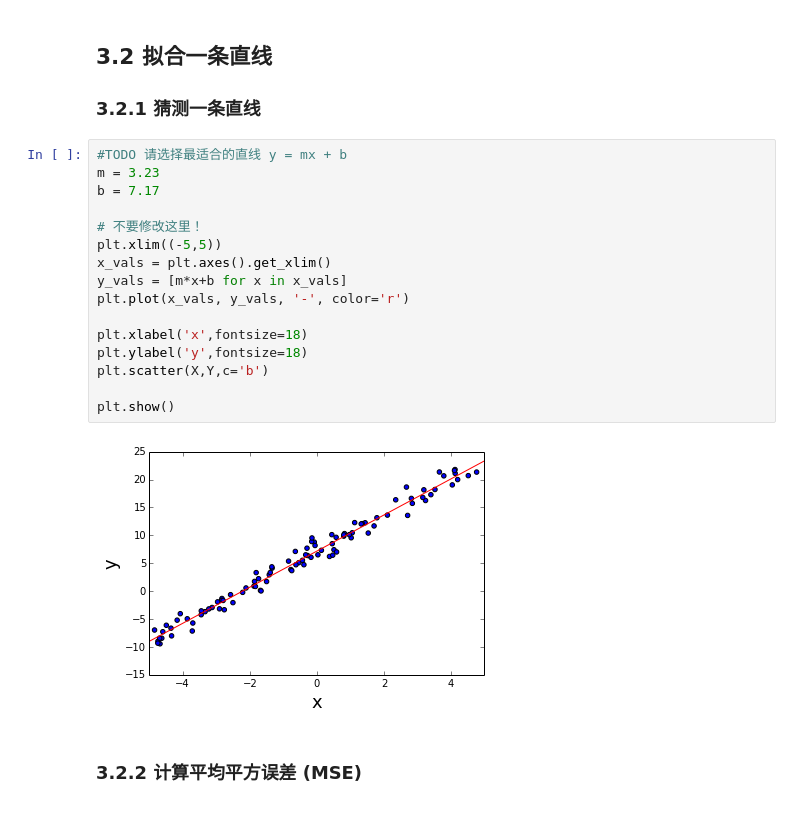
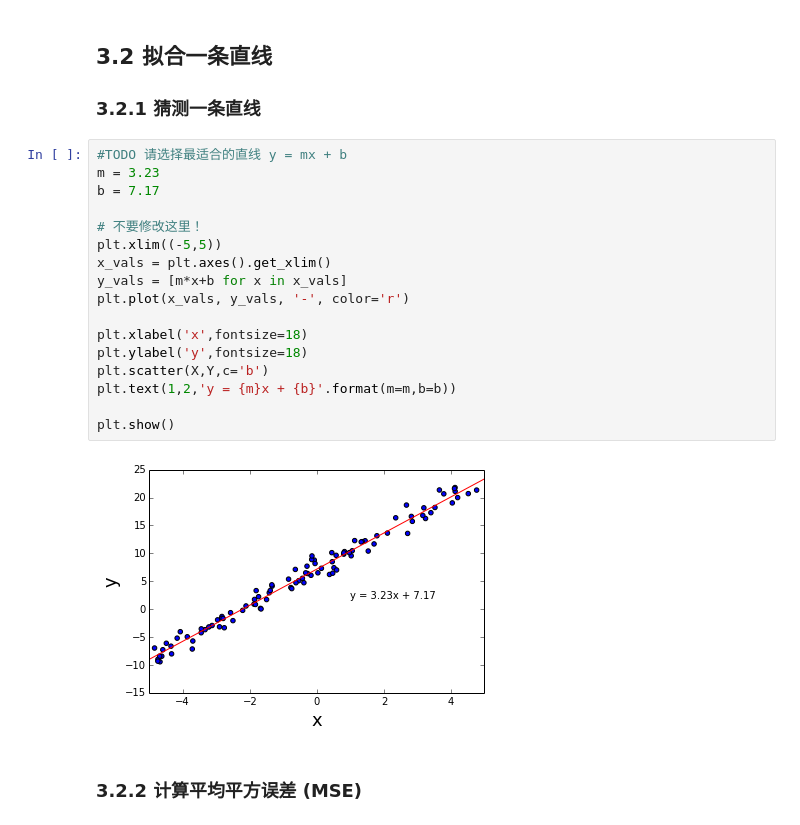
Before and after one commit to Actmerce/ML_PRI_P3, a Jupyter notebook: linear_regression_project.ipynb, the cells around one changed output. Cells and saved outputs as stored; diff of their text form.

```diff
--- a/linear_regression_project.ipynb
+++ b/linear_regression_project.ipynb
@@ -489,21 +479,22 @@ plt.show()
 # %%
 #TODO 请选择最适合的直线 y = mx + b
 m = 3.23
 b = 7.17
 
 # 不要修改这里！
 plt.xlim((-5,5))
 x_vals = plt.axes().get_xlim()
 y_vals = [m*x+b for x in x_vals]
 plt.plot(x_vals, y_vals, '-', color='r')
 
 plt.xlabel('x',fontsize=18)
 plt.ylabel('y',fontsize=18)
 plt.scatter(X,Y,c='b')
+plt.text(1,2,'y = {m}x + {b}'.format(m=m,b=b))
 
 plt.show()
 # %% [output]
-[figure, old version]
+[figure, new version]
 # %% [markdown]
 ### 3.2.2 计算平均平方误差 (MSE)
 # %% [markdown]
```
Also changed, not shown: parts of 12 cells of this notebook, 4 other files.
